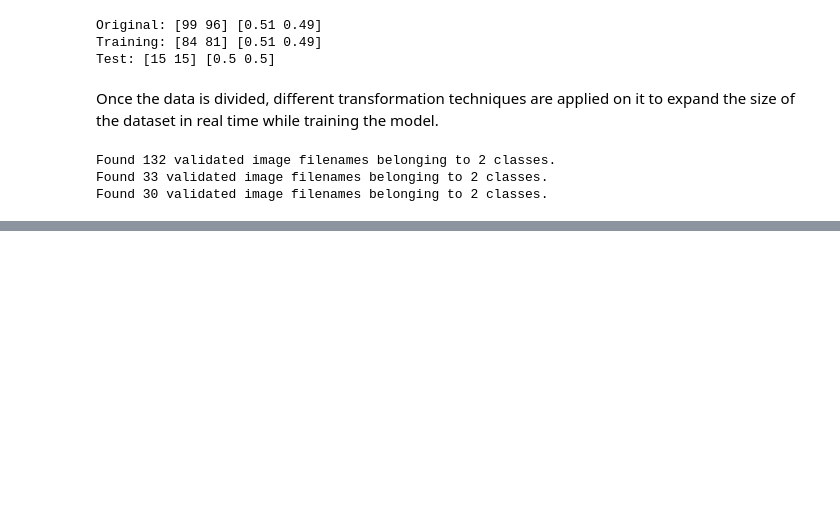
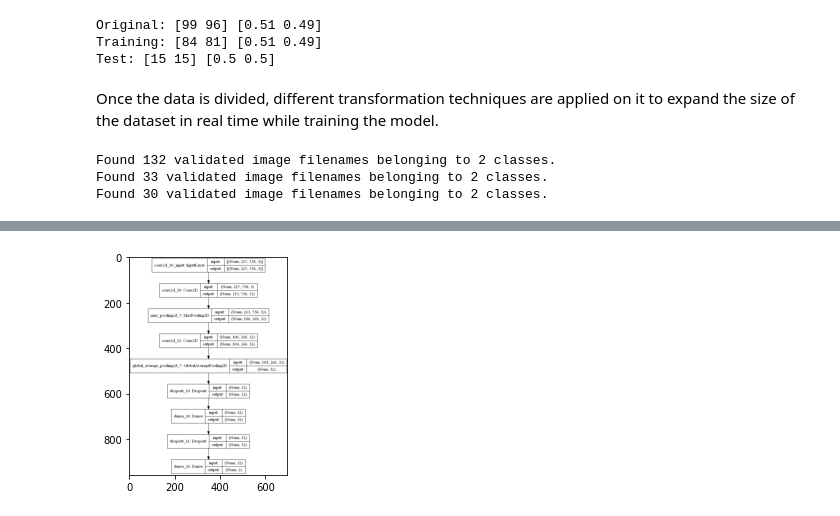
Before and after one commit to ufvceiec/mammo-echo-thermo, a Jupyter notebook: src/thermography.ipynb, the cells around one changed output, grey strips where cells are left out. Saved outputs shown, nothing was run; the diff lists cells and outputs as text; code cells hidden in the pictures; blank space fills up the shorter version.

Commit message:
Model class created

```diff
--- a/src/thermography.ipynb
+++ b/src/thermography.ipynb
@@ -65,0 +71,4 @@ data.show_images(traing_generator, "Training") # Show some images from the train
+# %%
+model = Model() # Model creation
+
+model.model.summary() # Model summary
@@ -65,0 +93,4 @@ data.show_images(traing_generator, "Training") # Show some images from the train
+# %%
+model.plot("model") # Save an image of the created model
+# %% [output]
+[figure, added]
```
Also changed, not shown: parts of 4 cells of this notebook, 5 other files.
